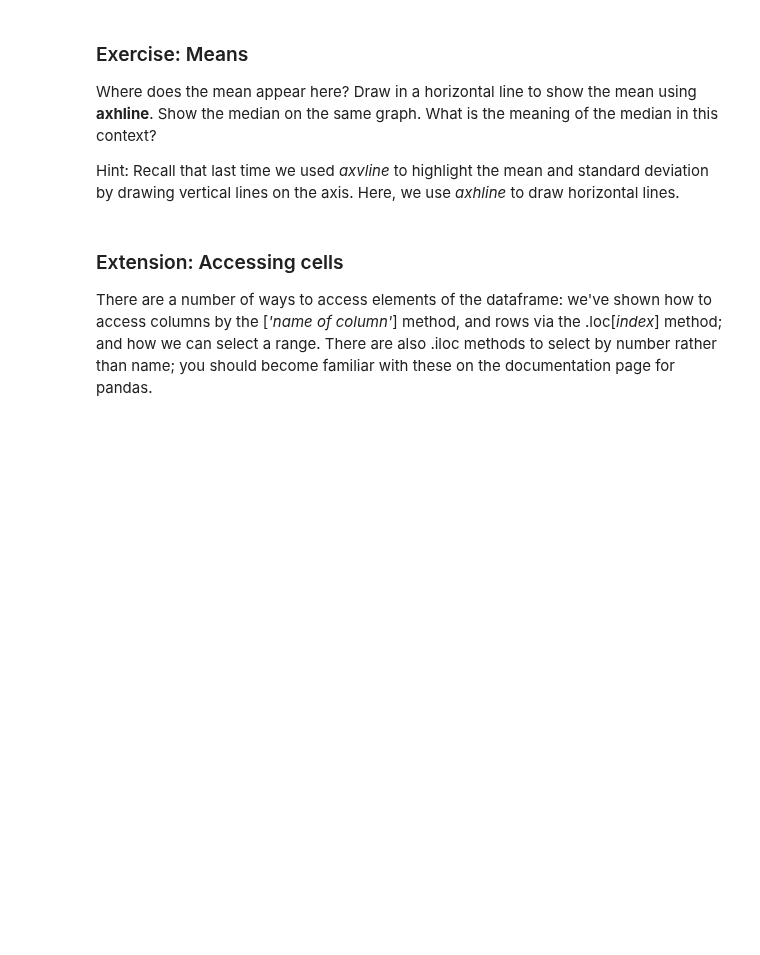
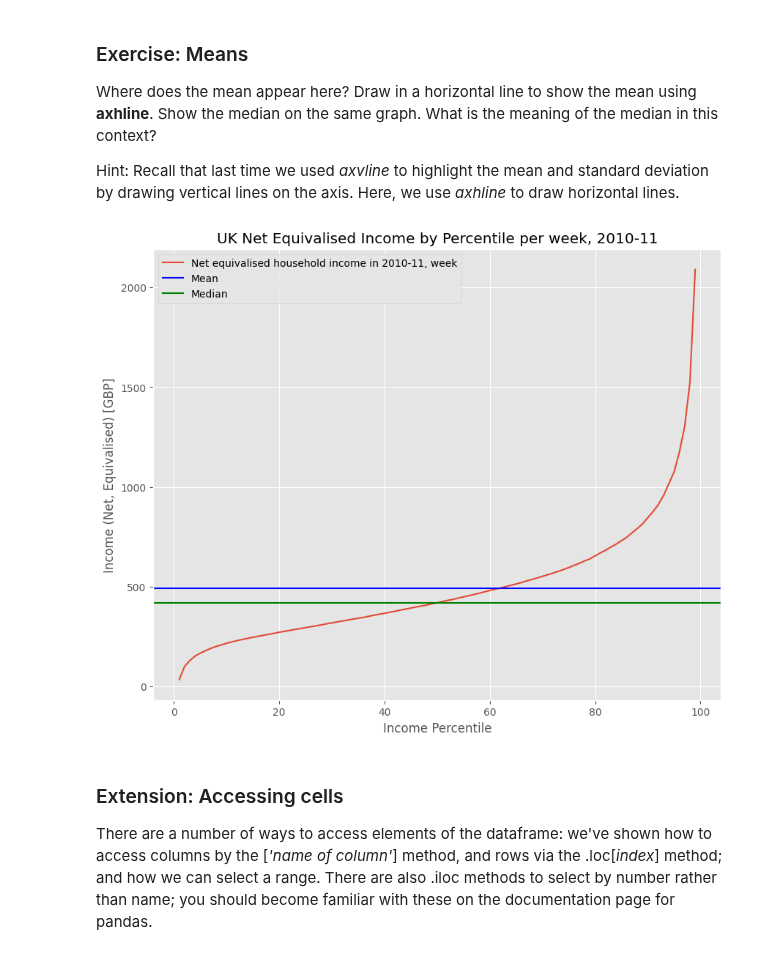
Before and after one commit to iremgencal/QM2, a Jupyter notebook: notebooks/W02. Pandas.ipynb, the cells around one changed output. Saved outputs shown, nothing was run; the diff lists cells and outputs as text; code cells hidden in the pictures; blank space fills up the shorter version.

```diff
--- a/notebooks/W02. Pandas.ipynb
+++ b/notebooks/W02. Pandas.ipynb
@@ -208,3 +190,27 @@ How does
 1. The income of "the 1%" compare with the mean and median across the population, as a proportion?
 2. How does the 1% compare with the 90th percentile (the 10%)?
 3. How does the 10% compare with the median and mean?
+# %%
+print("1st Question:")
+income_1_percent = income.loc[99]['Net equivalised household income in 2010-11, week']
+median_income = income['Net equivalised household income in 2010-11, week'].median()
+mean_income = income['Net equivalised household income in 2010-11, week'].mean()
+
+proportion_to_mean = income_1_percent / mean_income
+proportion_to_median = income_1_percent / median_income
+
+print("Proportion of 1% income to mean income:", proportion_to_mean)
+print("Proportion of 1% income to median income:", proportion_to_median)
+
+print("2nd Question")
+income_10_percent = income.loc[90]['Net equivalised household income in 2010-11, week']
+proportion_to_10 = income_1_percent / income_10_percent
+
+print("Proportion of 1% income to 10% income:", proportion_to_10)
+
+print("3rd Question")
+proportion_of_10_to_mean = income_10_percent / mean_income
+proportion_of_10_to_median = income_10_percent / median_income
+
+print("Proportion of 10% income to mean income:", proportion_of_10_to_mean)
+print("Proportion of 10% income to median income:", proportion_of_10_to_median)
@@ -230,6 +243,19 @@ We see a curve that is pretty linear in the middle region, but curves rapidly up
 Where does the mean appear here? Draw in a horizontal line to show the mean using **axhline**. Show the median on the same graph. What is the meaning of the median in this context?
 
 Hint: Recall that last time we used *axvline* to highlight the mean and standard deviation by drawing vertical lines on the axis. Here, we use *axhline* to draw horizontal lines.
+# %%
+income['Net equivalised household income in 2010-11, week'].plot()
+plt.title('UK Net Equivalised Income by Percentile per week, 2010-11')
+plt.xlabel('Income Percentile')
+plt.ylabel('Income (Net, Equivalised) [GBP]')
+
+plt.axhline(y=mean_income, color='b', linestyle='-', label='Mean')
+plt.axhline(y=median_income, color='g', linestyle='-', label='Median')
+plt.legend()
+
+#the median in this context shows that t
+# %% [output]
+[figure, added]
 # %% [markdown]
 ### Extension: Accessing cells
 
```
Also changed, not shown: parts of 12 cells of this notebook.
